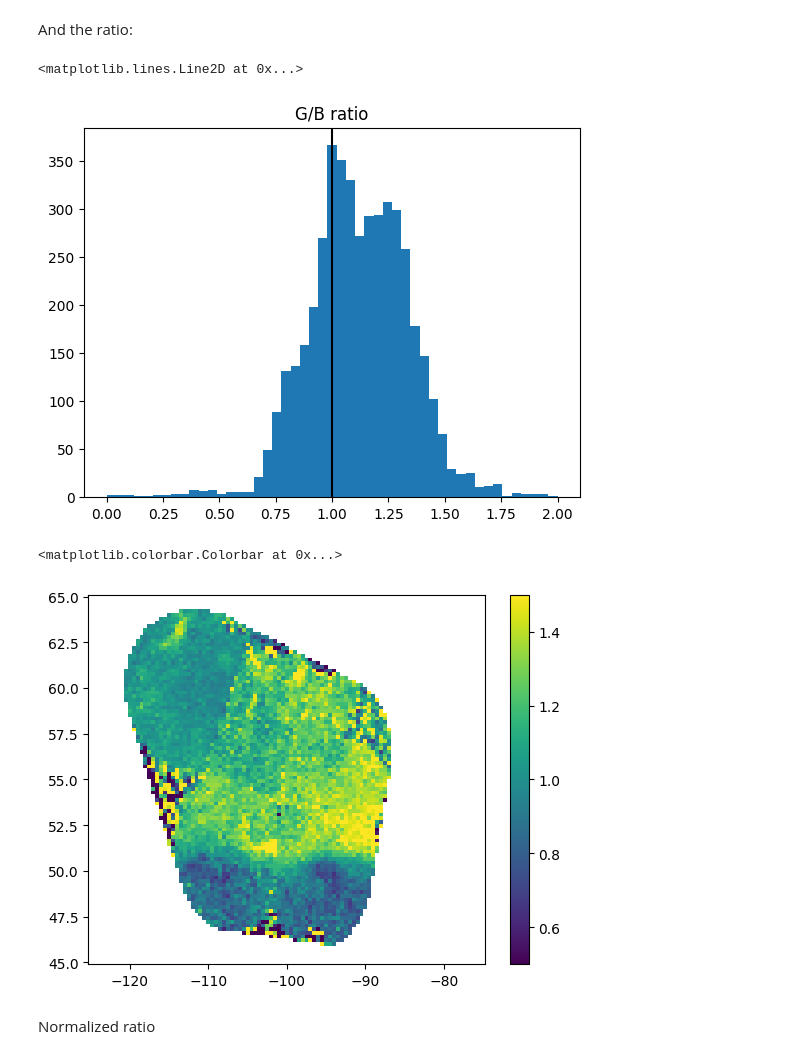
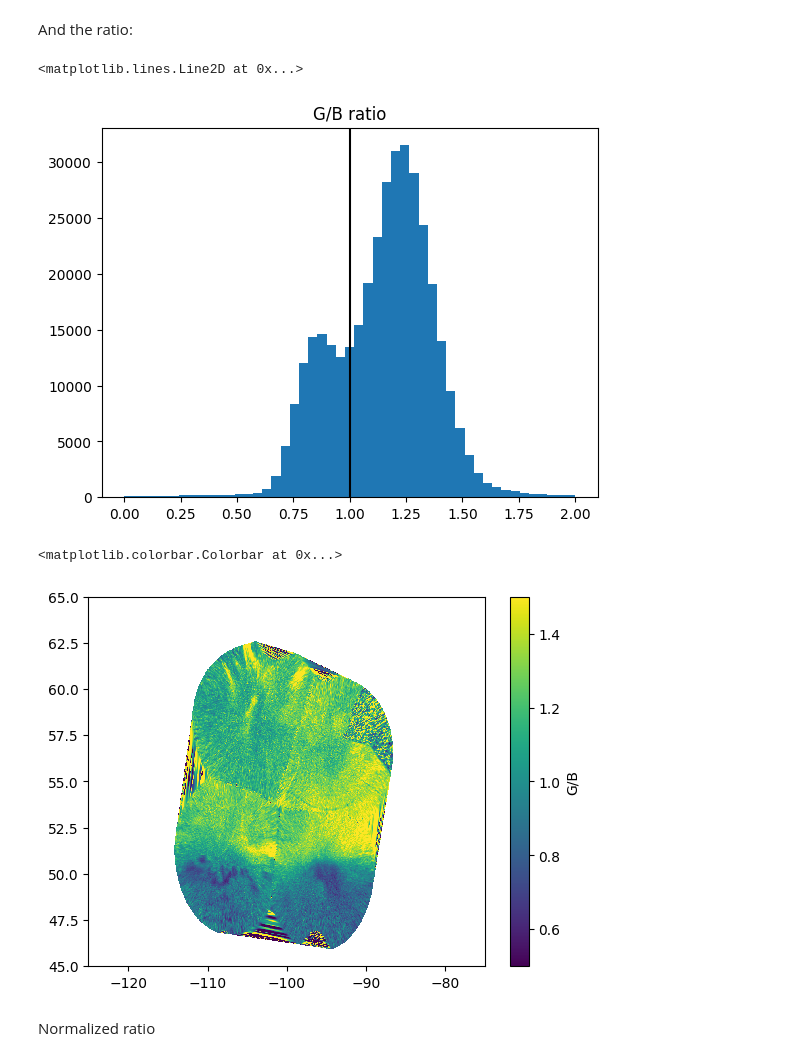
Before and after one commit to mshumko/aurora-asi-lib, a Jupyter notebook: docs/tutorials/mosaics.ipynb, the cells around one changed output. Drawn from its saved outputs; the diff is of its cells as text; code cells hidden in the pictures.

```diff
--- a/docs/tutorials/mosaics.ipynb
+++ b/docs/tutorials/mosaics.ipynb
@@ -30,7 +30,7 @@ asilib.asi.trex.trex_rgb_info()
 | 5 | TREx_RGB | RABB | Rabbit Lake | 58.23 | -103.68 |
 # %%
 time = datetime(2021, 11, 4, 7, 3, 51)
-location_codes = ['FSMI', 'LUCK', 'RABB', 'PINA', 'GILL']
+location_codes = ['LUCK', 'RABB', 'PINA', 'GILL']
 map_alt = 110
 min_elevation = 10
 # %%
@@ -70,7 +70,10 @@ plt.title(f'{time} | TREx-RGB | $\lambda_{{AACGM}}$ contours');
 Now lets try to put the mosaic onto a custom grid.
 # %%
 lat_lon_points, intensities = asis.get_points(min_elevation=min_elevation)
-lat_grid2, lon_grid2 = np.meshgrid(np.linspace(*lat_bounds, num=100), np.linspace(*lon_bounds, num=101))
+lat_grid2, lon_grid2 = np.meshgrid(
+    np.linspace(*lat_bounds, num=1000),
+    np.linspace(*lon_bounds, num=1001)
+    )
 rgb_grid = scipy.interpolate.griddata(lat_lon_points, intensities, (lat_grid2, lon_grid2), method='cubic')
 g_grid = rgb_grid[..., 1]
 b_grid = rgb_grid[..., 2]
@@ -103,13 +106,13 @@ plt.title('G/B ratio')
 plt.axvline(1, c='k')
 # %% [output]
 <matplotlib.lines.Line2D at 0x...>
-[figure, old version]
+[figure, new version]
 # %%
 plt.pcolormesh(lon_grid2, lat_grid2, g_grid/b_grid, vmin=0.5, vmax=1.5)
-plt.colorbar()
+plt.colorbar(label='G/B')
 # %% [output]
 <matplotlib.colorbar.Colorbar at 0x...>
-[figure, old version]
+[figure, new version]
 # %% [markdown]
 Normalized ratio
 # %%
```
Also changed, not shown: parts of 9 cells of this notebook, 1 other file.
